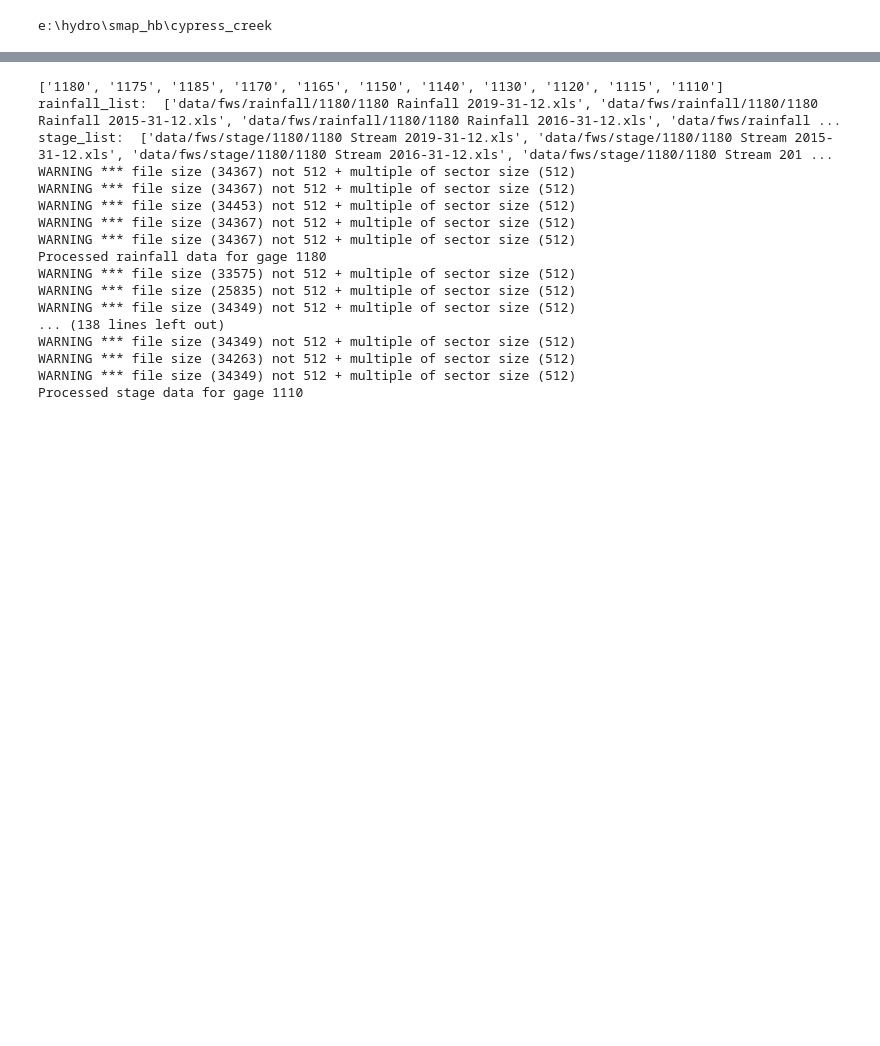
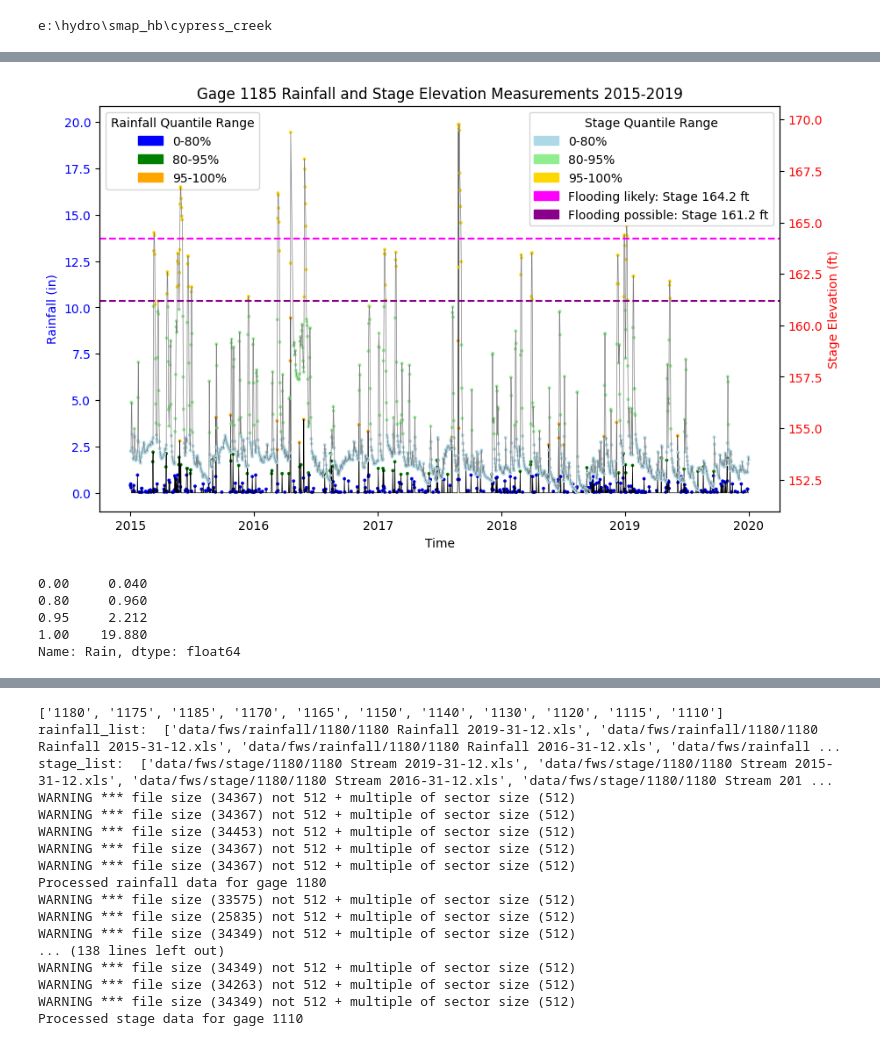
Before and after one commit to cmh17/smap_hb, a Jupyter notebook: cypress_creek/gage_1185_event_selection.ipynb, the cells around one changed output, grey strips where cells are left out. Cells and saved outputs as stored; diff of their text form; code cells hidden in the pictures; blank space fills up the shorter version.

```diff
--- a/cypress_creek/gage_1185_event_selection.ipynb
+++ b/cypress_creek/gage_1185_event_selection.ipynb
@@ -298,0 +53,74 @@ plt.show()
+# %%
+# Set up the plot
+fig, ax1 = plt.subplots(figsize=(10, 6))
+
+# Filter out zero rainfall for quantile calculation
+non_zero_rainfall = rainfall[rainfall["Rain"] != 0]
+
+# Calculate quantiles only for non-zero rainfall values
+rainfall_quantiles = pd.qcut(non_zero_rainfall["Rain"], q=[0, 0.8, 0.95, 1], labels=False)
+
+# Define colors for the quantiles
+rainfall_colors = np.array(['blue', 'green', 'orange', 'red'])
+
+# Plot all rainfall data (black line), but color non-zero rainfall based on quantiles
+ax1.plot(rainfall["Reading Date From"], rainfall["Rain"], color="black", linewidth=0.5)
+sc1 = ax1.scatter(non_zero_rainfall["Reading Date From"], non_zero_rainfall["Rain"],
+                  c=rainfall_colors[rainfall_quantiles], s=3, label='Rainfall')
+
+# Set labels and axis settings
+ax1.set_xlabel("Time")
+ax1.set_ylabel("Rainfall (in)", color="blue")
+ax1.tick_params(axis='y', labelcolor="blue")
+
+# Create a second y-axis for stage data
+ax2 = ax1.twinx()
+
+# Calculate quantiles for stage data
+stage_quantiles = pd.qcut(stage["Elevation"], q=[0, 0.8, 0.95, 1], labels=False)
+stage_colors = np.array(['lightblue', 'lightgreen', 'gold', 'magenta'])
+
+# Plot stage data (gray line), color based on quantiles
+ax2.plot(stage["Reading Date"], stage["Elevation"], color="gray", linewidth=0.5)
+sc2 = ax2.scatter(stage["Reading Date"], stage["Elevation"],
+                  c=stage_colors[stage_quantiles], s=3, label='Stage Elevation')
+
+# Set labels for the second y-axis
+ax2.set_ylabel("Stage Elevation (ft)", color="red")
+ax2.tick_params(axis='y', labelcolor="red")
+
+# Define custom legend patches for rainfall quantiles
+legend_labels_rainfall = ['0-80%', '80-95%', '95-100%']
+rainfall_patches = [mpatches.Patch(color=rainfall_colors[i], label=legend_labels_rainfall[i]) for i in range(3)]
+
+# Define custom legend patches for stage quantiles
+legend_labels_stage = ['0-80%', '80-95%', '95-100%']
+stage_patches = [mpatches.Patch(color=stage_colors[i], label=legend_labels_stage[i]) for i in range(3)]
+
+# Add the legends
+ax1.legend(handles=rainfall_patches, title="Rainfall Quantile Range", loc='upper left')
+
+# Add horizontal lines for flooding stages
+ax2.axhline(y=161.2, color='darkmagenta', linestyle='--', label=f'Flooding possible: Stage {161.2} ft')
+ax2.axhline(y=164.2, color='magenta', linestyle='--', label=f'Flooding likely: Stage {164.2} ft')
+
+# Add legend for stage quantiles and flooding stages
+ax2.legend(handles=stage_patches + [mpatches.Patch(color='magenta', label=f'Flooding likely: Stage {164.2} ft')] +
+               [mpatches.Patch(color='darkmagenta', label=f'Flooding possible: Stage {161.2} ft')],
+               title="Stage Quantile Range", loc='upper right')
+
+# Set the title
+plt.title("Gage 1185 Rainfall and Stage Elevation Measurements 2015-2019")
+
+# Show the plot
+plt.show()
+
+# Print the quantiles for non-zero rainfall data
+print(non_zero_rainfall["Rain"].quantile([0, 0.8, 0.95, 1]))
+# %% [output]
+[figure, added]
+0.00     0.040
+0.80     0.960
+0.95     2.212
+1.00    19.880
+Name: Rain, dtype: float64
```
Also changed, not shown: parts of 8 cells of this notebook.
